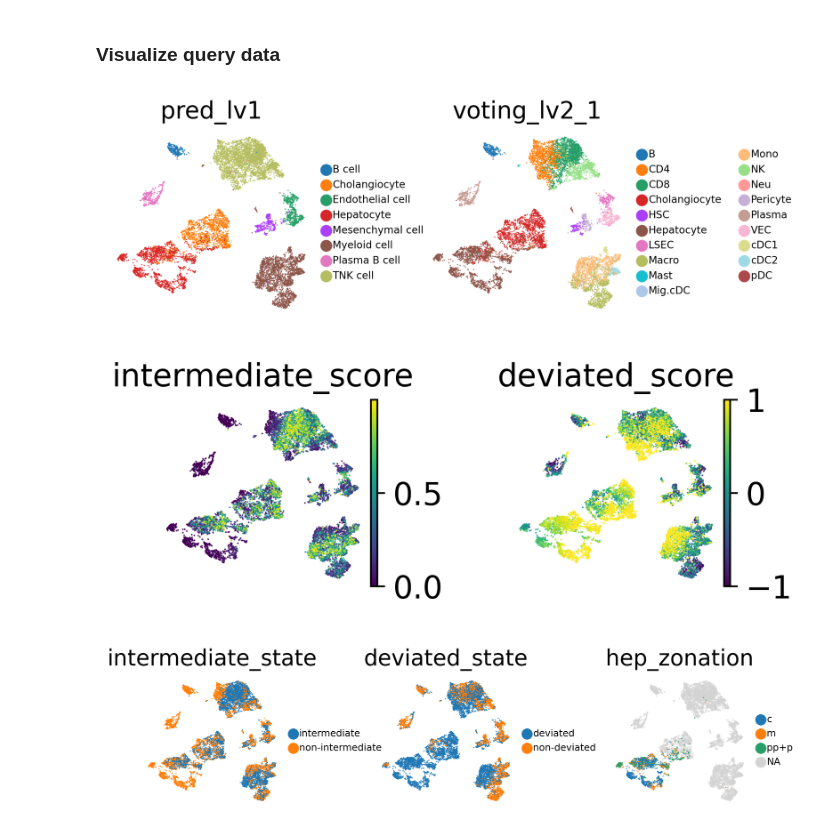
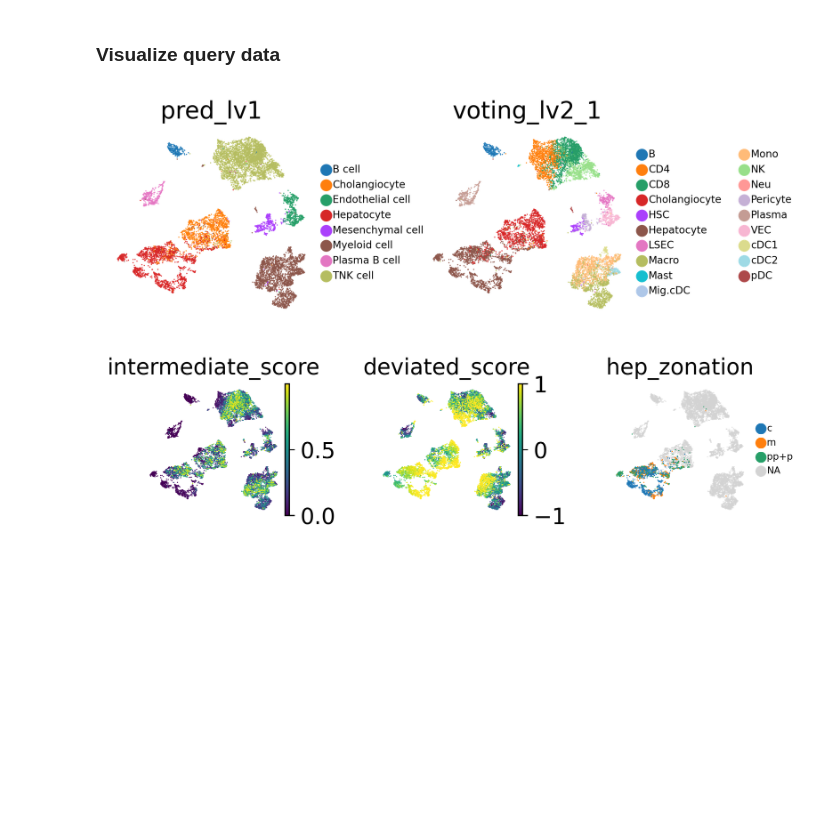
Before and after one commit to fyh18/LiverCT, a Jupyter notebook: demo.ipynb, the cells around one changed output. Drawn from its saved outputs; the diff is of its cells as text; code cells hidden in the pictures; blank space fills up the shorter version.

```diff
--- a/demo.ipynb
+++ b/demo.ipynb
@@ -139,18 +139,16 @@ Name: zonation_pred, Length: 1638, dtype: object
 # %%
 latent.obs = pd.concat([adata.obs, res], axis=1)
 latent.obs['hep_zonation'] = None
 latent.obs['hep_zonation'][hep.obs_names] = list(hep_res)
 
 sc.pp.neighbors(latent, use_rep='X')
 sc.tl.umap(latent)
 
 sc.settings.set_figure_params(dpi=200, figsize=(2,2), frameon=False)
 sc.pl.umap(latent, color=['pred_lv1', 'voting_lv2_1'], size=20000 / latent.n_obs, legend_fontsize=6)
 
 sc.settings.set_figure_params(dpi=200, figsize=(1.5,1.5), frameon=False)
-sc.pl.umap(latent, color=['intermediate_score', 'deviated_score'], size=20000 / latent.n_obs)
-sc.pl.umap(latent, color=['intermediate_state', 'deviated_state', 'hep_zonation'], size=20000 / latent.n_obs, legend_fontsize=6)
+sc.pl.umap(latent, color=['intermediate_score', 'deviated_score', 'hep_zonation'], size=20000 / latent.n_obs, legend_fontsize=6)
 # %% [output]
 [figure]
-[figure, old version]
+[figure, new version]
-[figure, removed]
```
Also changed, not shown: 5 other files.
